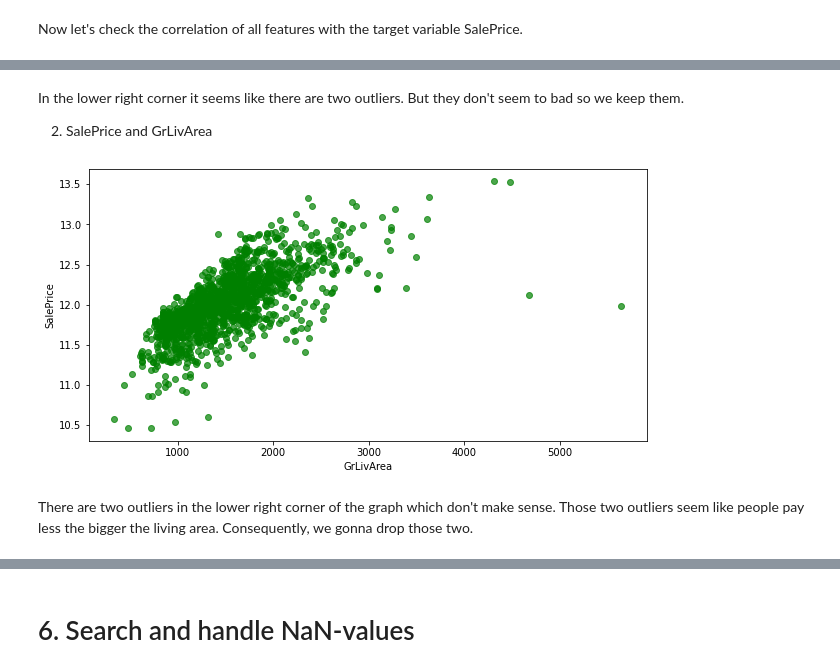
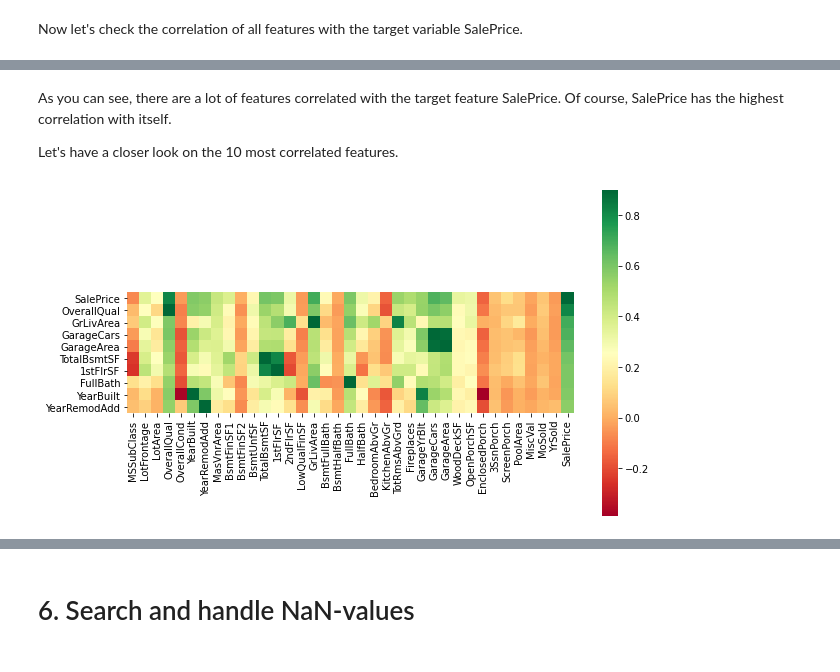
Before and after one commit to apfoertn/Kaggle_Challenge, a Jupyter notebook: Kopie_von_Kaggle_Houses.ipynb, the cells around one changed output, grey strips where cells are left out. Drawn from its saved outputs; the diff is of its cells as text; code cells hidden in the pictures.

```diff
--- a/Kopie_von_Kaggle_Houses.ipynb
+++ b/Kopie_von_Kaggle_Houses.ipynb
@@ -297,15 +294,14 @@ plt.show()
-# %% [markdown]
-In the lower right corner it seems like there are two outliers. But they don't seem to bad so we keep them.
-
-2. SalePrice and GrLivArea
-# %%
-#visualise correlation between SalePrice and GrLivArea in a scatter plot
-plt.figure(figsize=[10,5])
-plt.scatter(train['GrLivArea'], train['SalePrice'], c='green', alpha = 0.7)
-plt.xlabel('GrLivArea')
-plt.ylabel('SalePrice')
-plt.show()
-# %% [output]
-[figure, removed]
-# %% [markdown]
-There are two outliers in the lower right corner of the graph which don't make sense. Those two outliers seem like people pay less the bigger the living area. Consequently, we gonna drop those two.
+# %% [markdown]
+As you can see, there are a lot of features correlated with the target feature SalePrice. Of course, SalePrice has the highest correlation with itself.
+
+Let's have a closer look on the 10 most correlated features.
+# %%
+#get top10 most correlated features
+corr10 = corr.nlargest(10, ['SalePrice'])
+# %%
+#plot heatmap of correlated features
+plt.subplots(figsize=(10,6))
+sns.heatmap(corr10, vmax=0.9, cmap='RdYlGn', square=True)
+plt.show()
+# %% [output]
+[figure, added]
```
Also changed, not shown: parts of 78 cells of this notebook.
